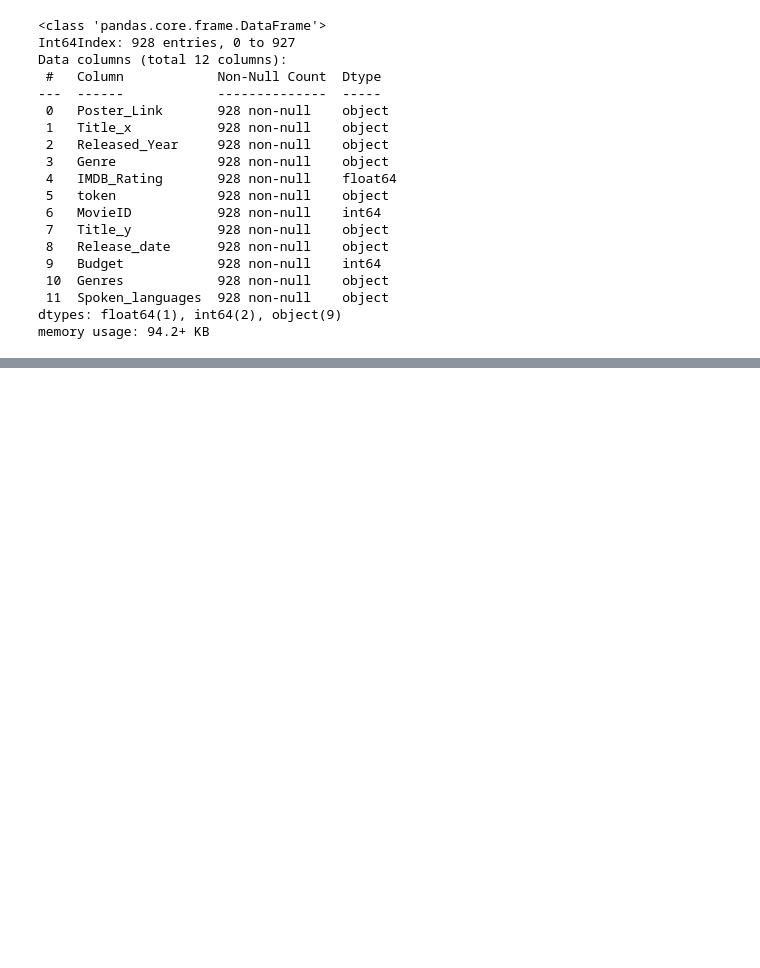
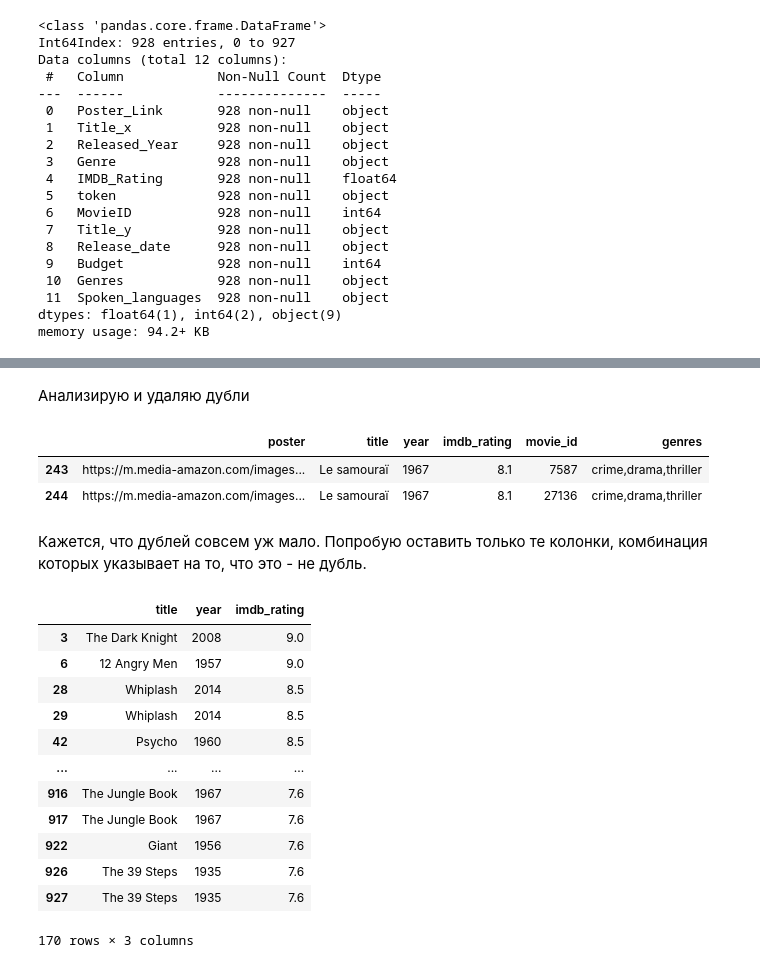
Before and after one commit to inozemtseviv/moodstream-ml, a Jupyter notebook: MoodStream_PREP.ipynb, the cells around one changed output, grey strips where cells are left out. Cells and saved outputs as stored; diff of their text form; code cells hidden in the pictures; blank space fills up the shorter version.

```diff
--- a/MoodStream_PREP.ipynb
+++ b/MoodStream_PREP.ipynb
@@ -189,0 +196,27 @@ movie_df.head(5)
+# %% [markdown]
+Анализирую и удаляю дубли
+# %%
+movie_df[movie_df.duplicated()]
+# %% [output]
+|  | poster | title | year | imdb_rating | movie_id | genres |
+| 243 | https://m.media-amazon.com/images... | Le samouraï | 1967 | 8.1 | 7587 | crime,drama,thriller |
+| 244 | https://m.media-amazon.com/images... | Le samouraï | 1967 | 8.1 | 27136 | crime,drama,thriller |
+# %% [markdown]
+Кажется, что дублей совсем уж мало. Попробую оставить только те колонки, комбинация которых указывает на то, что это - не дубль.
+# %%
+movie_df_dup_test = movie_df[['title', 'year', 'imdb_rating']]
+movie_df_dup_test[movie_df_dup_test.duplicated()]
+# %% [output]
+|  | title | year | imdb_rating |
+| 3 | The Dark Knight | 2008 | 9.0 |
+| 6 | 12 Angry Men | 1957 | 9.0 |
+| 28 | Whiplash | 2014 | 8.5 |
+| 29 | Whiplash | 2014 | 8.5 |
+| 42 | Psycho | 1960 | 8.5 |
+| ... | ... | ... | ... |
+| 916 | The Jungle Book | 1967 | 7.6 |
+| 917 | The Jungle Book | 1967 | 7.6 |
+| 922 | Giant | 1956 | 7.6 |
+| 926 | The 39 Steps | 1935 | 7.6 |
+| 927 | The 39 Steps | 1935 | 7.6 |
+170 rows × 3 columns
```
Also changed, not shown: parts of 14 cells of this notebook, 1 other file.
